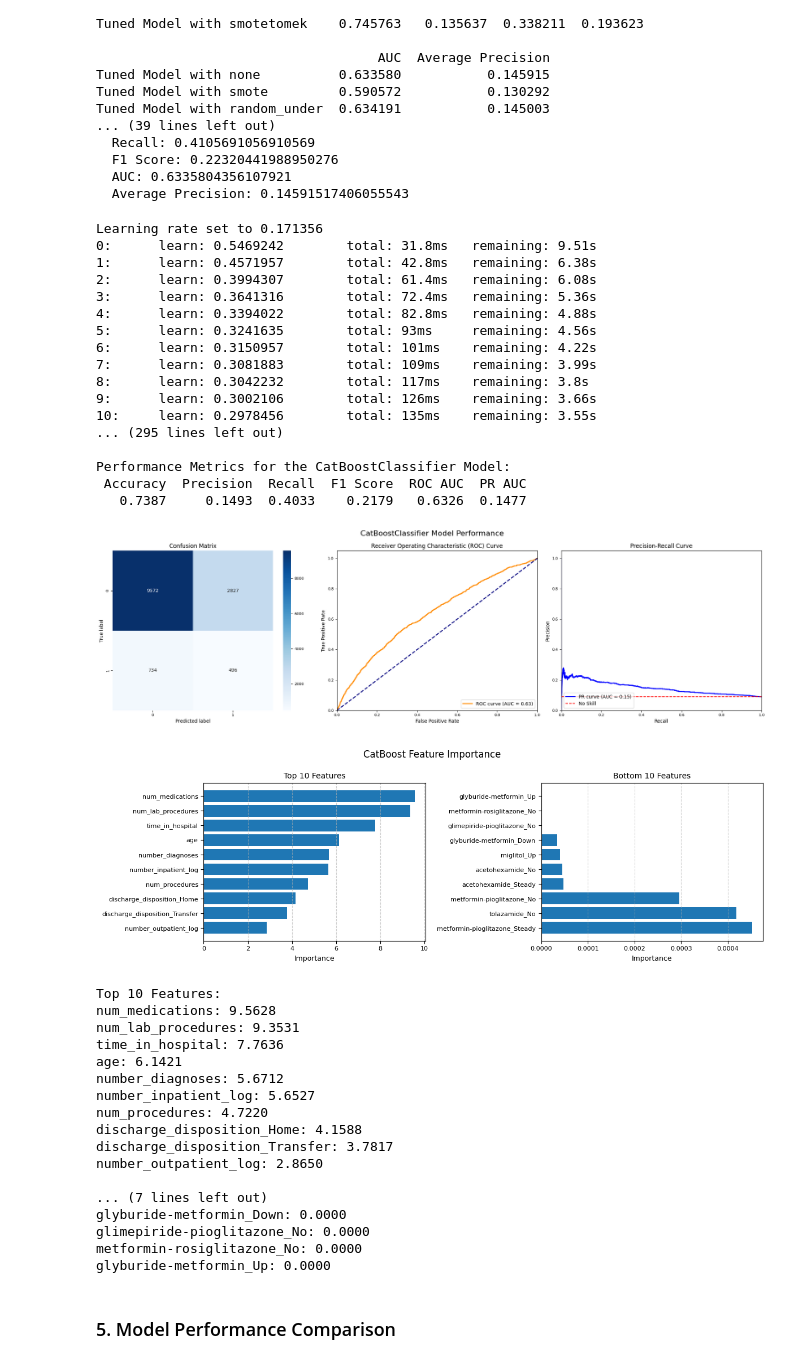
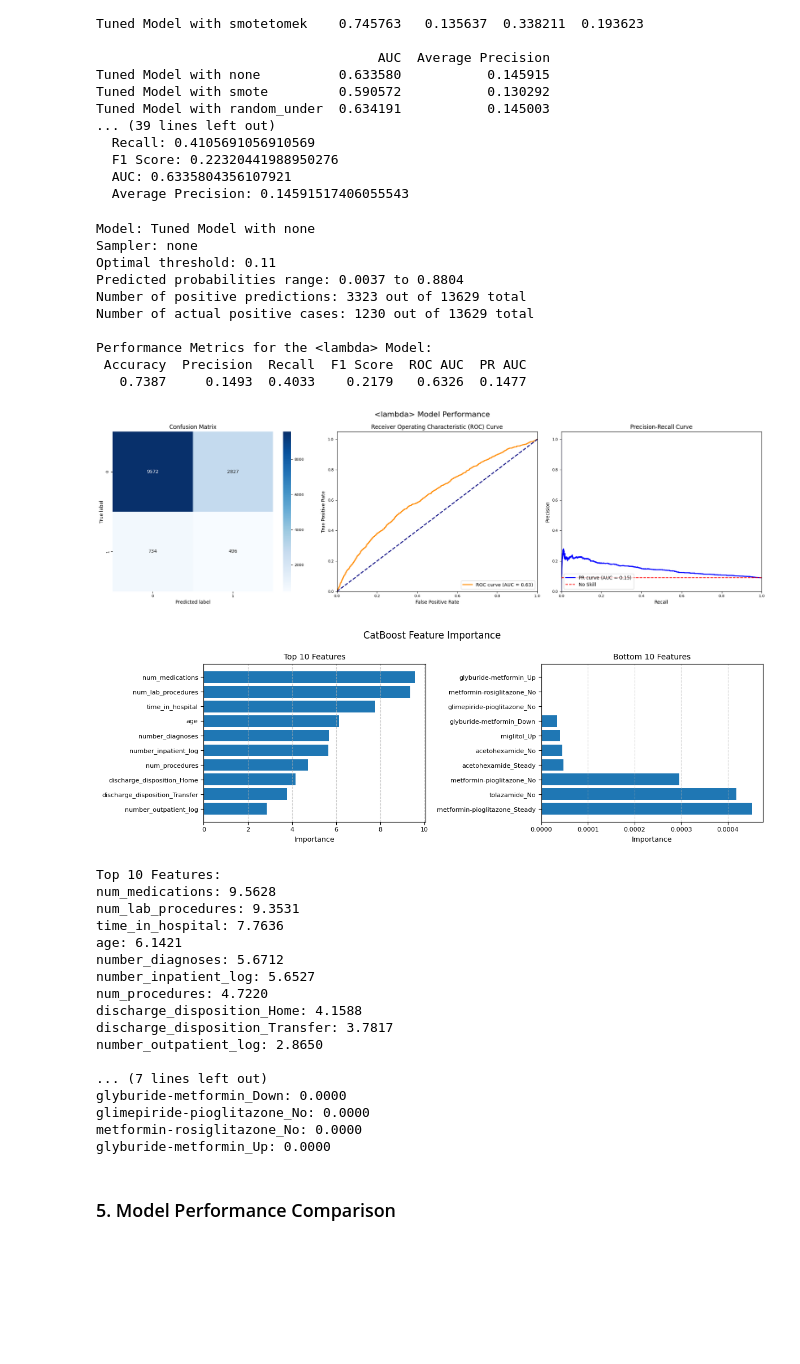
Before and after one commit to madokahazemi/diabetes-readmission-prediction, a Jupyter notebook: code/Prediction on Hospital Readmission.ipynb, the cells around one changed output. Cells and saved outputs as stored; diff of their text form; code cells hidden in the pictures; blank space fills up the shorter version.

```diff
--- a/code/Prediction on Hospital Readmission.ipynb
+++ b/code/Prediction on Hospital Readmission.ipynb
@@ -1540,36 +1515,29 @@ Tuned Model with random_under  0.634191           0.145003
 # %%
 # Evaluate metrics for the best CatBoost model
 metrics, best_model_fitted = evaluate_model(best_model_cat,
                                             X_train_preprocessed,
                                             y_train,
                                             X_test_preprocessed,
                                             y_test,
                                             results_df_cat,
                                             best_params_cat,
                                             optimal_thresholds_cat,
                                             samplers,
-                                            CatBoostClassifier)
+                                            lambda **kwargs: CatBoostClassifier(verbose=False, **kwargs))
 # Feature Importance
 plot_feature_importance(best_model_fitted, feature_names, 'CatBoost')
 # %% [output]
-Learning rate set to 0.171356
-0:      learn: 0.5469242        total: 31.8ms   remaining: 9.51s
-1:      learn: 0.4571957        total: 42.8ms   remaining: 6.38s
-2:      learn: 0.3994307        total: 61.4ms   remaining: 6.08s
-3:      learn: 0.3641316        total: 72.4ms   remaining: 5.36s
-4:      learn: 0.3394022        total: 82.8ms   remaining: 4.88s
-5:      learn: 0.3241635        total: 93ms     remaining: 4.56s
-6:      learn: 0.3150957        total: 101ms    remaining: 4.22s
-7:      learn: 0.3081883        total: 109ms    remaining: 3.99s
-8:      learn: 0.3042232        total: 117ms    remaining: 3.8s
-9:      learn: 0.3002106        total: 126ms    remaining: 3.66s
-10:     learn: 0.2978456        total: 135ms    remaining: 3.55s
-... (295 lines left out)
+Model: Tuned Model with none
+Sampler: none
+Optimal threshold: 0.11
+Predicted probabilities range: 0.0037 to 0.8804
+Number of positive predictions: 3323 out of 13629 total
+Number of actual positive cases: 1230 out of 13629 total
 
-Performance Metrics for the CatBoostClassifier Model:
+Performance Metrics for the <lambda> Model:
  Accuracy  Precision  Recall  F1 Score  ROC AUC  PR AUC
    0.7387     0.1493  0.4033    0.2179   0.6326  0.1477
-[figure, old version]
+[figure, new version]
 [figure]
 Top 10 Features:
 num_medications: 9.5628
```
Also changed, not shown: parts of 2 cells of this notebook.
